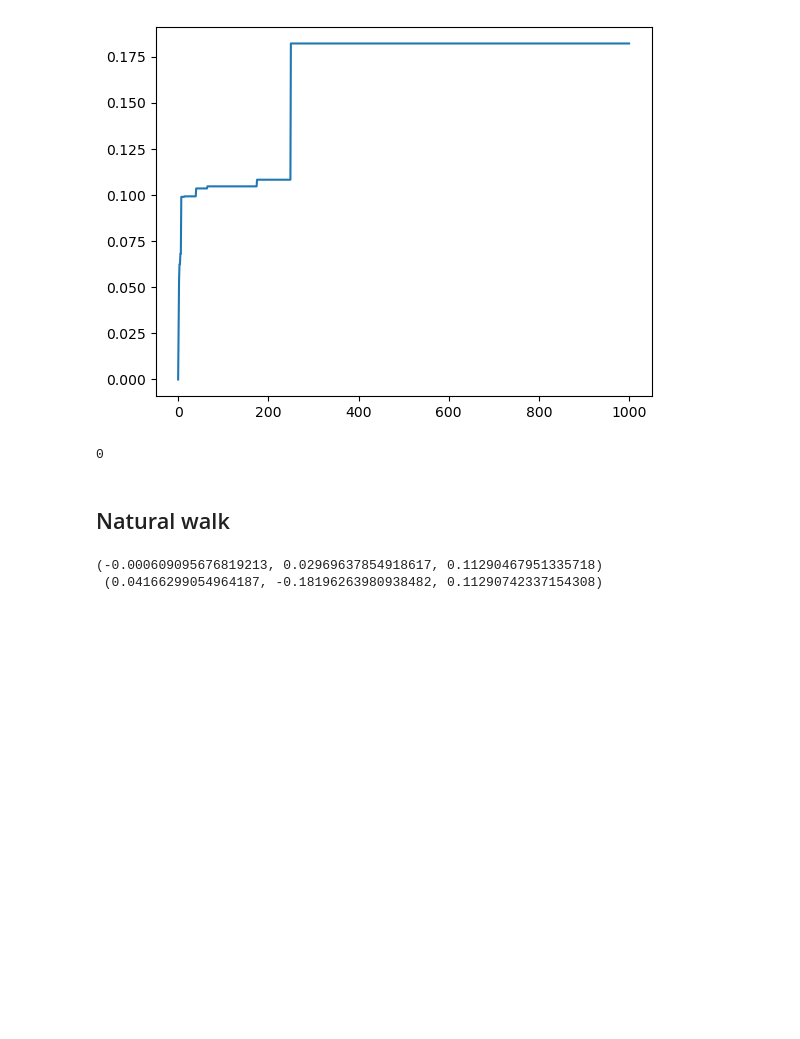
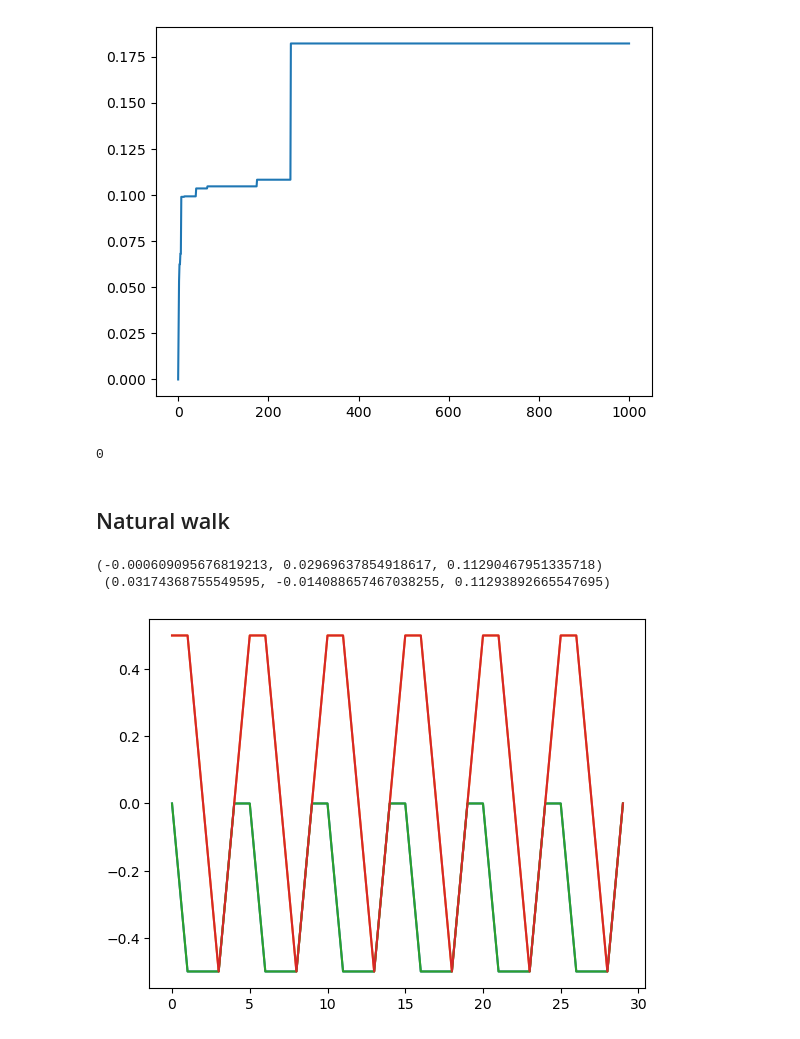
Before and after one commit to shepai/Sim-Biped-Walker, a Jupyter notebook: Code/Controlling/GA.ipynb, the cells around one changed output. Drawn from its saved outputs; the diff is of its cells as text; code cells hidden in the pictures; blank space fills up the shorter version.

```diff
--- a/Code/Controlling/GA.ipynb
+++ b/Code/Controlling/GA.ipynb
@@ -261,13 +268,24 @@ reset()
 robot=bp.Biped(p,path+robot_urdf_path,position=[0, 0, .15])
 start=robot.get_position()
 #[LH, LA, RH RA]
-pattern=[[0,0.5,0,0.5],
+pattern=[
+         [0,0.5,0,0.5],
+         [0,0.5,0,0.5],
+         [0,0.5,0,0.5],
+         [-0.5,0.5,-0.5,0.5],
+         [-0.5,0.5,-0.5,0.5],
          [-0.5,0.5,-0.5,0.5],
          [-0.5,0,-0.5,0],
+         [-0.5,0,-0.5,0],
+         [-0.5,0,-0.5,0],
+         [-0.5,-0.5,-0.5,-0.5],
+         [-0.5,-0.5,-0.5,-0.5],
          [-0.5,-0.5,-0.5,-0.5],
          [0,0,0,0],
+         [0,0,0,0],
+         [0,0,0,0],
 ]
-for k in range(10):
+for k in range(2):
     for i in range(len(pattern)):
         robot.set_positions(pattern[i])
         for j in range(150):
@@ -280,7 +298,12 @@ end=robot.get_position()
 print(start,"\n",end)
 # %% [output]
 (-0.000609095676819213, 0.02969637854918617, 0.11290467951335718)
- (0.04166299054964187, -0.18196263980938482, 0.11290742337154308)
+ (0.03174368755549595, -0.014088657467038255, 0.11293892665547695)
+# %%
+plt.plot(pattern+pattern+pattern+pattern+pattern+pattern)
+plt.show()
+# %% [output]
+[figure, added]
 # %%
 net=RNN(4,8)
 
```
Also changed, not shown: parts of 4 cells of this notebook.
